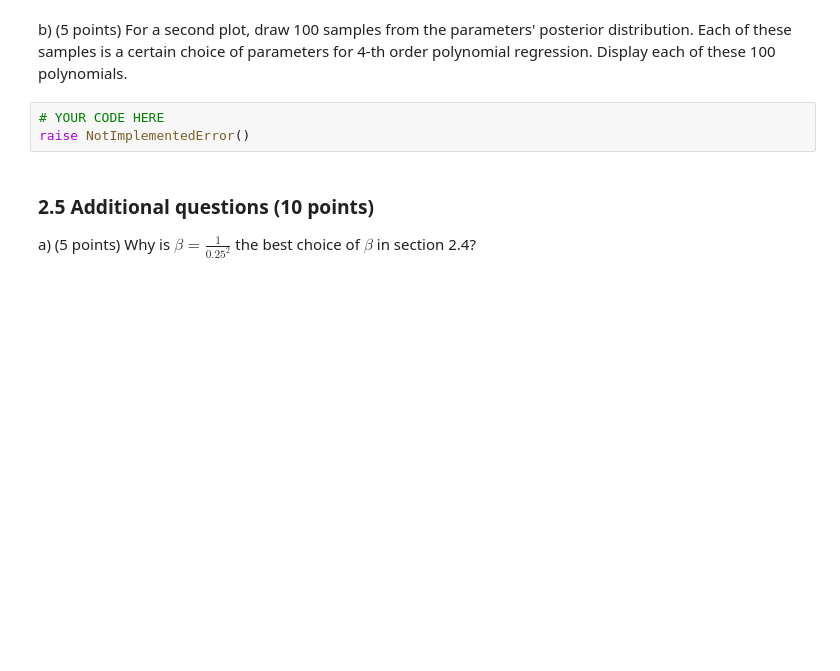
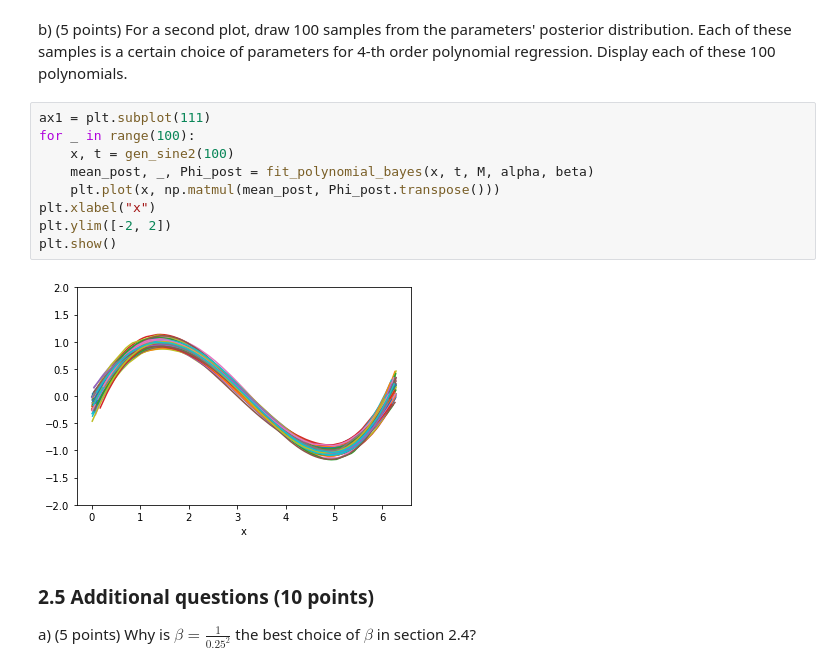
Before and after one commit to woutster/ml1, a Jupyter notebook: 10749586_12385913_lab1.ipynb, the cells around one changed output. Drawn from its saved outputs; the diff is of its cells as text; blank space fills up the shorter version.

```diff
--- a/10749586_12385913_lab1.ipynb
+++ b/10749586_12385913_lab1.ipynb
@@ -513,9 +526,17 @@ Text(0.5, 0, 'x')
 # %% [markdown]
 b) (5 points) For a second plot, draw 100 samples from the parameters' posterior distribution. Each of these samples is a certain choice of parameters for 4-th order polynomial regression.
 Display each of these 100 polynomials.
-# %%
-# YOUR CODE HERE
-raise NotImplementedError()
+# %%
+ax1 = plt.subplot(111)
+for _ in range(100):
+    x, t = gen_sine2(100)
+    mean_post, _, Phi_post = fit_polynomial_bayes(x, t, M, alpha, beta)
+    plt.plot(x, np.matmul(mean_post, Phi_post.transpose()))
+plt.xlabel("x")
+plt.ylim([-2, 2])
+plt.show()
+# %% [output]
+[figure, added]
 # %% [markdown]
 ### 2.5 Additional questions (10 points)
 
```
Also changed, not shown: parts of 11 cells of this notebook.
